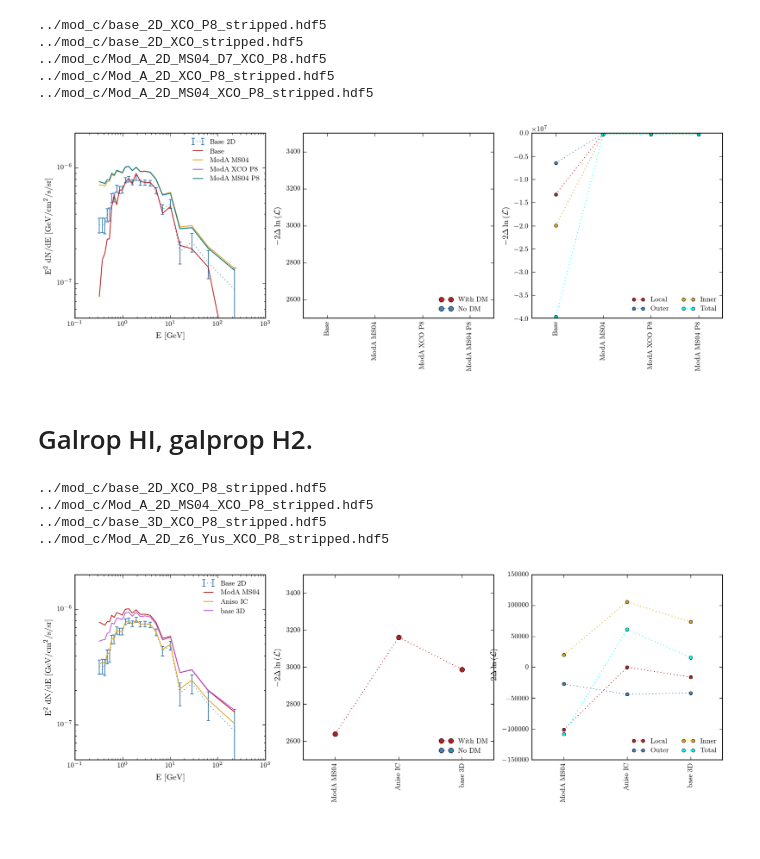
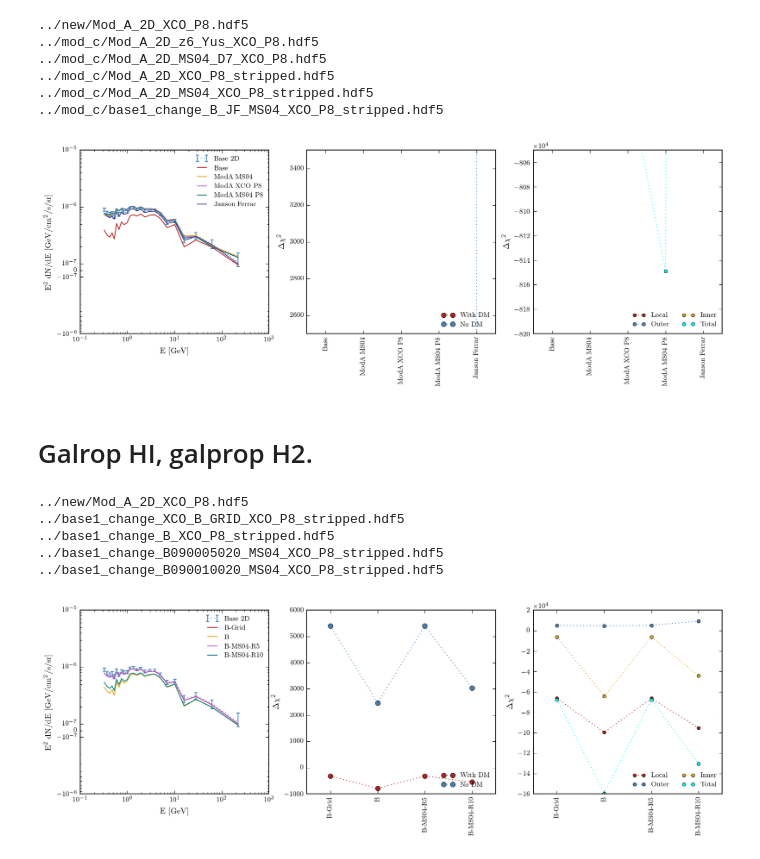
Before and after one commit to erccarls/GammaLike_dev, a Jupyter notebook: Plot Results/Special Models.ipynb, the cells around one changed output. Saved outputs shown, nothing was run; the diff lists cells and outputs as text; code cells hidden in the pictures.

```diff
--- a/Plot Results/Special Models.ipynb
+++ b/Plot Results/Special Models.ipynb
@@ -142,25 +162,28 @@ mod_m_52_high_time_res_XCO_stripped.hdf5
 # %%
 plt.figure(figsize=(14,4))
-pathlist  = ['../mod_c/base_2D_XCO_stripped.hdf5','../mod_c/Mod_A_2D_MS04_D7_XCO_P8.hdf5','../mod_c/Mod_A_2D_XCO_P8_stripped.hdf5', '../mod_c/Mod_A_2D_MS04_XCO_P8_stripped.hdf5']
-labels =  [ 'Base', 'ModA MS04', 'ModA XCO P8','ModA MS04 P8' ]
-PlotModels(pathList=pathlist, text='',labels=labels, ylim=(2500,3.5e3))
+pathlist  = ['../mod_c/Mod_A_2D_z6_Yus_XCO_P8.hdf5','../mod_c/Mod_A_2D_MS04_D7_XCO_P8.hdf5','../mod_c/Mod_A_2D_XCO_P8_stripped.hdf5', '../mod_c/Mod_A_2D_MS04_XCO_P8_stripped.hdf5',
+            '../mod_c/base1_change_B_JF_MS04_XCO_P8_stripped.hdf5']
+labels =  [ 'Base', 'ModA MS04', 'ModA XCO P8','ModA MS04 P8', 'Janson Ferrar' ]
+PlotModels(pathList=pathlist, text='',labels=labels, ylim=(2500,3.5e3),ylim_glob=[-.82e7,-.805e7])
 # %% [output]
-../mod_c/base_2D_XCO_P8_stripped.hdf5
-../mod_c/base_2D_XCO_stripped.hdf5
+../new/Mod_A_2D_XCO_P8.hdf5
+../mod_c/Mod_A_2D_z6_Yus_XCO_P8.hdf5
 ../mod_c/Mod_A_2D_MS04_D7_XCO_P8.hdf5
 ../mod_c/Mod_A_2D_XCO_P8_stripped.hdf5
 ../mod_c/Mod_A_2D_MS04_XCO_P8_stripped.hdf5
+../mod_c/base1_change_B_JF_MS04_XCO_P8_stripped.hdf5
-[figure, old version]
+[figure, new version]
 # %% [markdown]
 # Galrop HI, galprop H2.
 # %%
 plt.figure(figsize=(14,4))
-pathlist  = ['../mod_c/Mod_A_2D_MS04_XCO_P8_stripped.hdf5', '../mod_c/base_3D_XCO_P8_stripped.hdf5', '../mod_c/Mod_A_2D_z6_Yus_XCO_P8_stripped.hdf5']
-labels =  [ 'ModA MS04', 'Aniso IC', 'base 3D']
-PlotModels(pathList=pathlist, text='',labels=labels, ylim=(2500,3.5e3))
+pathlist  = ['../base1_change_XCO_B_GRID_XCO_P8_stripped.hdf5','../base1_change_B_XCO_P8_stripped.hdf5','../base1_change_B090005020_MS04_XCO_P8_stripped.hdf5','../base1_change_B090010020_MS04_XCO_P8_stripped.hdf5']
+labels =  [ 'B-Grid', 'B', 'B-MS04-R5','B-MS04-R10']
+PlotModels(pathList=pathlist, text='',labels=labels, ylim=(None,None))
 # %% [output]
-../mod_c/base_2D_XCO_P8_stripped.hdf5
-../mod_c/Mod_A_2D_MS04_XCO_P8_stripped.hdf5
-../mod_c/base_3D_XCO_P8_stripped.hdf5
-../mod_c/Mod_A_2D_z6_Yus_XCO_P8_stripped.hdf5
+../new/Mod_A_2D_XCO_P8.hdf5
+../base1_change_XCO_B_GRID_XCO_P8_stripped.hdf5
+../base1_change_B_XCO_P8_stripped.hdf5
+../base1_change_B090005020_MS04_XCO_P8_stripped.hdf5
+../base1_change_B090010020_MS04_XCO_P8_stripped.hdf5
-[figure, old version]
+[figure, new version]
```
Also changed, not shown: parts of 3 cells of this notebook, 18 other files.
